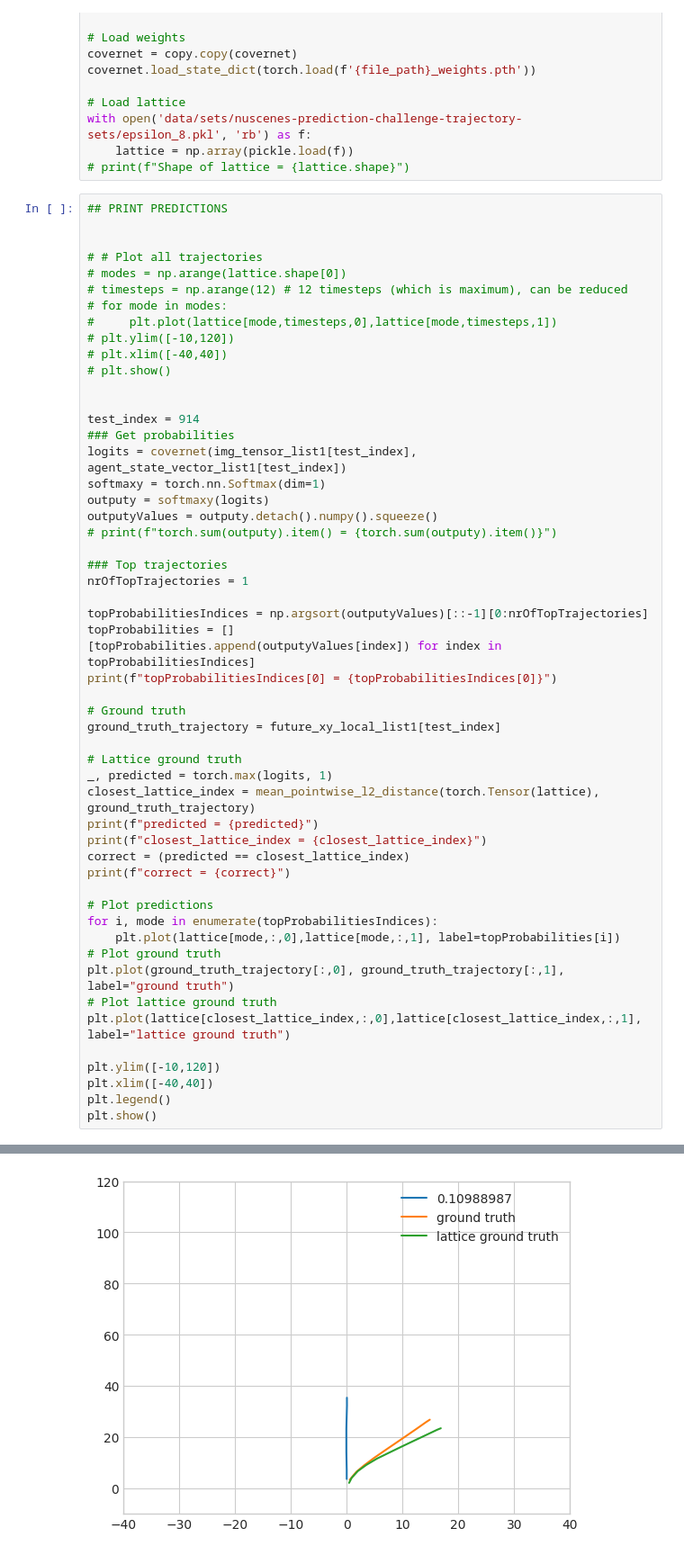
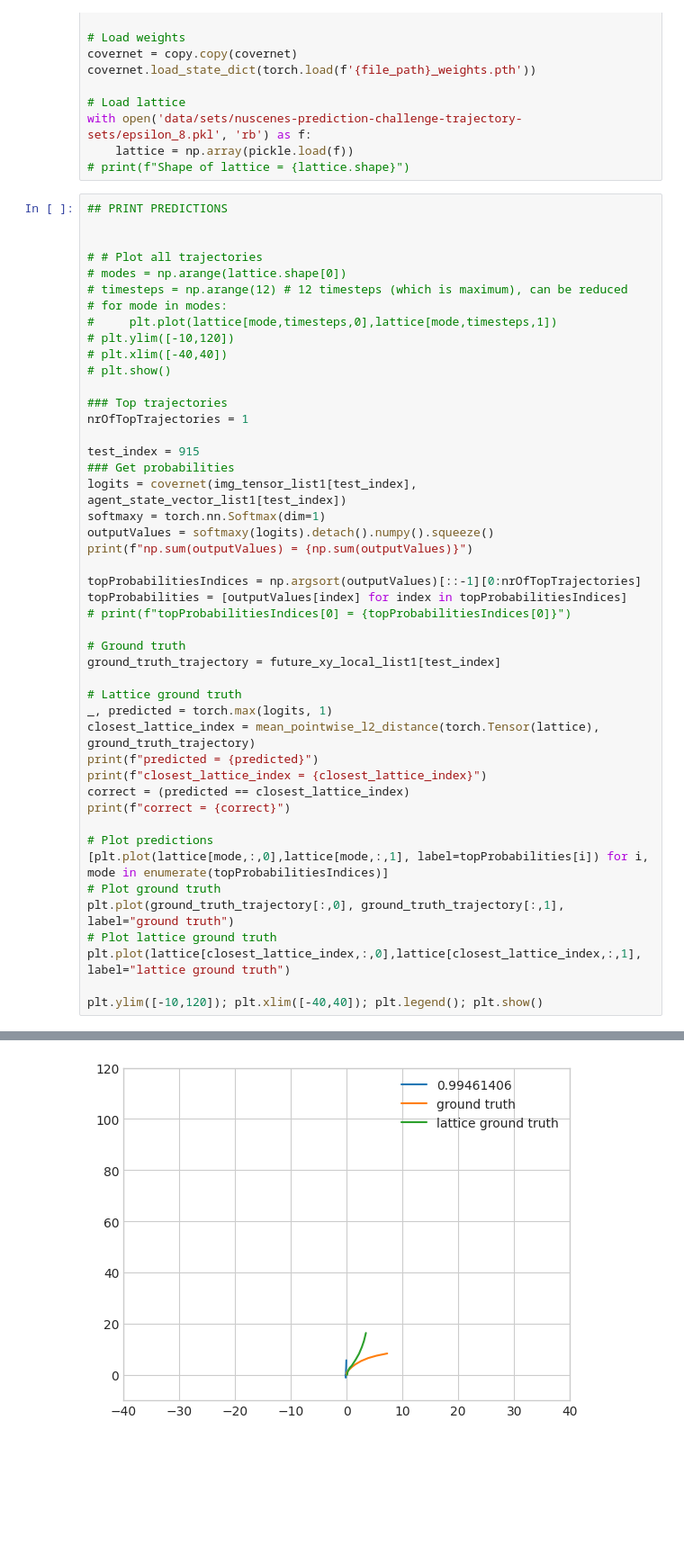
Before and after one commit to dolander1/nuscenes_dolander1, a Jupyter notebook: python-sdk/tutorials/compareThroughModel.ipynb, the cells around one changed output, grey strips where cells are left out. Shown at 90% size. Drawn from its saved outputs; the diff is of its cells as text; blank space fills up the shorter version.

```diff
--- a/python-sdk/tutorials/compareThroughModel.ipynb
+++ b/python-sdk/tutorials/compareThroughModel.ipynb
@@ -87,22 +87,19 @@ with open('data/sets/nuscenes-prediction-challenge-trajectory-sets/epsilon_8.pkl
 # plt.xlim([-40,40])
 # plt.show()
 
+### Top trajectories
+nrOfTopTrajectories = 1
 
-test_index = 914
+test_index = 915
 ### Get probabilities
 logits = covernet(img_tensor_list1[test_index], agent_state_vector_list1[test_index])
 softmaxy = torch.nn.Softmax(dim=1)
-outputy = softmaxy(logits)
-outputyValues = outputy.detach().numpy().squeeze()
-# print(f"torch.sum(outputy).item() = {torch.sum(outputy).item()}")
+outputValues = softmaxy(logits).detach().numpy().squeeze()
+print(f"np.sum(outputValues) = {np.sum(outputValues)}")
 
-### Top trajectories
-nrOfTopTrajectories = 1
-
-topProbabilitiesIndices = np.argsort(outputyValues)[::-1][0:nrOfTopTrajectories]
-topProbabilities = []
-[topProbabilities.append(outputyValues[index]) for index in topProbabilitiesIndices]
-print(f"topProbabilitiesIndices[0] = {topProbabilitiesIndices[0]}")
+topProbabilitiesIndices = np.argsort(outputValues)[::-1][0:nrOfTopTrajectories]
+topProbabilities = [outputValues[index] for index in topProbabilitiesIndices]
+# print(f"topProbabilitiesIndices[0] = {topProbabilitiesIndices[0]}")
 
 # Ground truth
 ground_truth_trajectory = future_xy_local_list1[test_index]
@@ -116,15 +113,11 @@ correct = (predicted == closest_lattice_index)
 print(f"correct = {correct}")
 
 # Plot predictions
-for i, mode in enumerate(topProbabilitiesIndices):
-    plt.plot(lattice[mode,:,0],lattice[mode,:,1], label=topProbabilities[i])
+[plt.plot(lattice[mode,:,0],lattice[mode,:,1], label=topProbabilities[i]) for i, mode in enumerate(topProbabilitiesIndices)]
 # Plot ground truth
 plt.plot(ground_truth_trajectory[:,0], ground_truth_trajectory[:,1], label="ground truth")
 # Plot lattice ground truth
 plt.plot(lattice[closest_lattice_index,:,0],lattice[closest_lattice_index,:,1], label="lattice ground truth")
 
-plt.ylim([-10,120])
-plt.xlim([-40,40])
-plt.legend()
-plt.show()
+plt.ylim([-10,120]); plt.xlim([-40,40]); plt.legend(); plt.show()
 # %% [output]
@@ -134,2 +127,2 @@ closest_lattice_index = 47
 correct = tensor([False])
-[figure, old version]
+[figure, new version]
```
Also changed, not shown: parts of 1 cell of this notebook, 2 other files.
